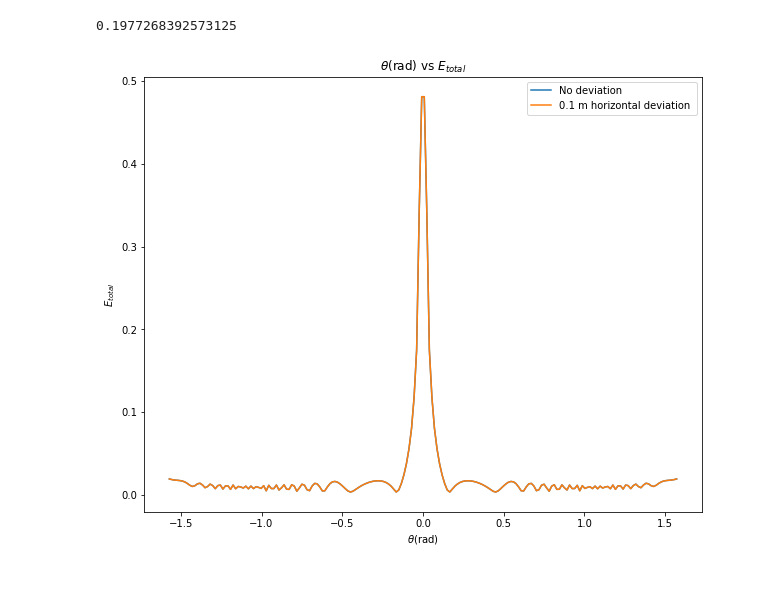
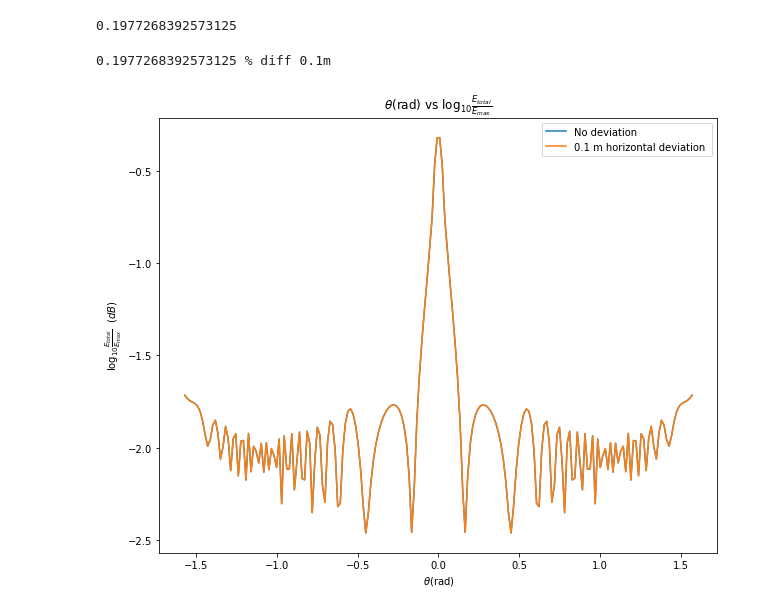
Before and after one commit to BrandonMaskell/B-Maskell-Research, a Jupyter notebook: Phys Project-checkpoint.ipynb, the cells around one changed output. Saved outputs shown, nothing was run; the diff lists cells and outputs as text; code cells hidden in the pictures; blank space fills up the shorter version.

```diff
--- a/Phys Project-checkpoint.ipynb
+++ b/Phys Project-checkpoint.ipynb
@@ -35,3 +21,0 @@ y = lambda x, h_feed,dx,dy: (x**2)/(4*dfeed(h_feed, dx,dy))
-# %%
-x = np.linspace(-7,7,15)
-plt.plot(x,y(x,h_feed,dx,dy))
@@ -169,6 +82,3 @@ dfeed = lambda h_feed, dx,dy: np.sqrt((dx**2)+(h_feed-dy)**2) #Feed height with
 
 H_far =lambda D, wavelen: (2*D**2)/wavelen
 y = lambda x, h_feed,dx,dy: (x**2)/(4*dfeed(h_feed, dx,dy))
-# %%
-x = np.linspace(-7,7,200)
-plt.plot(x,y(x,h_feed,dx,dy))
@@ -276,0 +183,16 @@ print(percentage_err)
+# %%
+Etotal_dt2 = np.zeros(np.shape(theta))
+for i in range(theta.size):
+    Etotal_dt2[i] = abs(Etotal_real( h_feed,wavelen,D,dx,-0.1,theta[i])[0]+1j*Etotal_img(h_feed,wavelen,D,dx,-0.1,theta[i])[0])
+
+Emax_dt2 = abs(Etotal_real( h_feed,wavelen,D,dx,-0.1,0)[0]+1j*Etotal_img(h_feed,wavelen,D,dx,-0.1,0)[0])
+
+
+# plt.figure(figsize=(10,8))
+plt.plot(theta,np.log10(Etotal_dt2/Emax_dt2))
+plt.title("$\\theta$(rad) vs $E_{total}$ with dy = -0.1 m")
+plt.xlabel('$\\theta$(rad)')
+plt.ylabel('$E_{total}$')
+#plt.savefig('theta_Etotal_dy.jpg')
+percentage_errt1 = abs(((Etotal[i]-Etotal_dt2[i])/Etotal[i])*100)
+print(percentage_errt1,'% diff at-0.1 m')
@@ -371,0 +302,6 @@ plt.legend()
+# %%
+Etotal_dy6 = np.zeros(np.shape(theta))
+for i in range(theta.size):
+    Etotal_dy6[i] = abs(Etotal_real( h_feed,wavelen,D,dx,0.4,theta[i])[0]+1j*Etotal_img(h_feed,wavelen,D,dx,0.4,theta[i])[0])
+
+Emax_dy6 = abs(Etotal_real( h_feed,wavelen,D,dx,0.4,0)[0]+1j*Etotal_img(h_feed,wavelen,D,dx,0.4,0)[0])
@@ -391,12 +323,16 @@ print(percentage_err_dx)
 0.1977268392573125
 # %%
 plt.figure(figsize=(10,8))
-plt.plot(theta,Etotal/Emax, label = 'No deviation')
-plt.plot(theta,Etotal_dx/Emax_dx, label = '0.1 m horizontal deviation ')
-plt.title("$\\theta$(rad) vs $E_{total}$")
+plt.plot(theta,np.log10(Etotal/Emax), label = 'No deviation')
+plt.plot(theta,np.log10(Etotal_dx/Emax_dx), label = '0.1 m horizontal deviation ')
+plt.title("$\\theta$(rad) vs $\log_{10}{\\frac{E_{total}}{E_{max}}}$")
 plt.xlabel('$\\theta$(rad)')
-plt.ylabel('$E_{total}$')
+plt.ylabel('$\log_{10}{\\frac{E_{total}}{E_{max}}} \:\:\:(dB)$')
 plt.legend()
+
+percentage_err_dx = abs(((Etotal[i]-Etotal_dx[i])/Etotal[i])*100)
+print(percentage_err_dx,'% diff 0.1m ')
 #plt.savefig('theta_Etotal_dx_all.jpg')
 # %% [output]
+0.1977268392573125 % diff 0.1m
-[figure, old version]
+[figure, new version]
```
Also changed, not shown: parts of 60 cells of this notebook.
